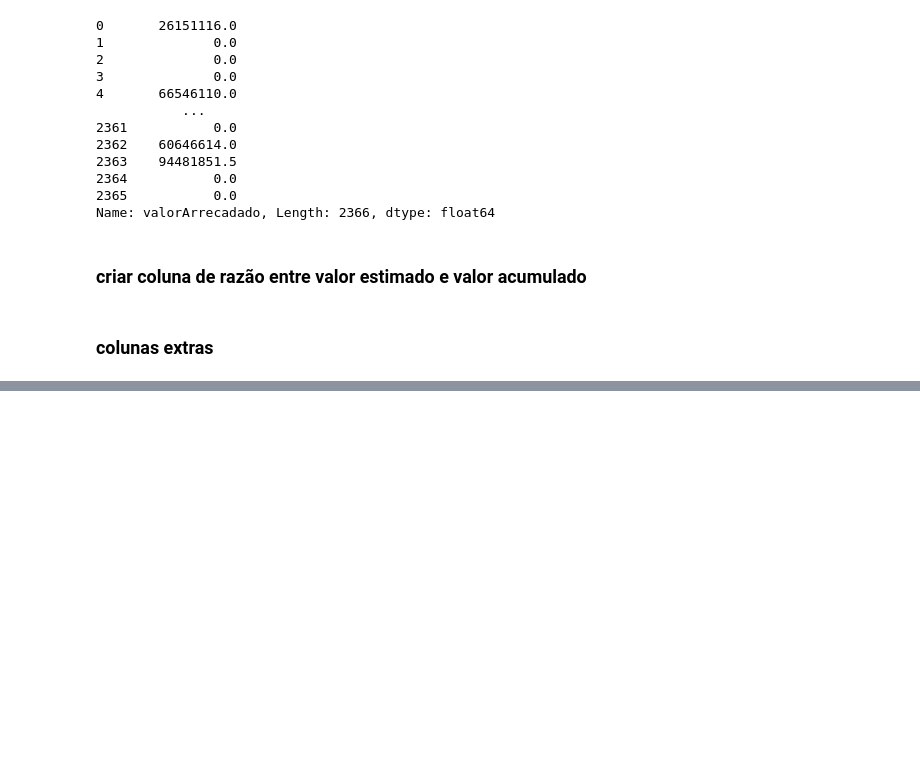
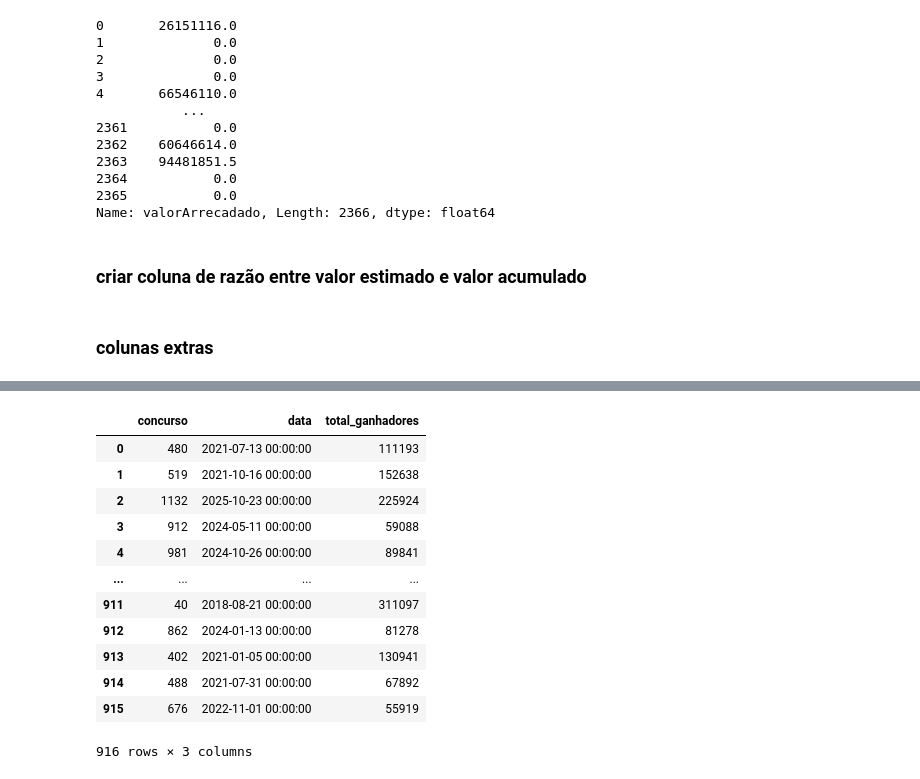
Before and after one commit to PauloHMTeixeira/etl-loteria-federal, a Jupyter notebook: data/[03.1] DC & FE Megasena.ipynb, the cells around one changed output, grey strips where cells are left out. Cells and saved outputs as stored; diff of their text form; code cells hidden in the pictures; blank space fills up the shorter version.

```diff
--- a/data/[03.1] DC & FE Megasena.ipynb
+++ b/data/[03.1] DC & FE Megasena.ipynb
@@ -344,0 +387,3 @@ df["range_dezenas"] = df["dezenas"].apply(
+# %%
+conn = sqlite3.connect("loterias.db")
+cursor = conn.cursor()
@@ -344,0 +453,21 @@ df["range_dezenas"] = df["dezenas"].apply(
+# %%
+df_sql = pd.read_sql(
+    "SELECT concurso, data, total_ganhadores FROM diadesorte WHERE total_ganhadores > 100",
+    conn
+)
+# %%
+df_sql
+# %% [output]
+|  | concurso | data | total_ganhadores |
+| 0 | 480 | 2021-07-13 00:00:00 | 111193 |
+| 1 | 519 | 2021-10-16 00:00:00 | 152638 |
+| 2 | 1132 | 2025-10-23 00:00:00 | 225924 |
+| 3 | 912 | 2024-05-11 00:00:00 | 59088 |
+| 4 | 981 | 2024-10-26 00:00:00 | 89841 |
+| ... | ... | ... | ... |
+| 911 | 40 | 2018-08-21 00:00:00 | 311097 |
+| 912 | 862 | 2024-01-13 00:00:00 | 81278 |
+| 913 | 402 | 2021-01-05 00:00:00 | 130941 |
+| 914 | 488 | 2021-07-31 00:00:00 | 67892 |
+| 915 | 676 | 2022-11-01 00:00:00 | 55919 |
+916 rows × 3 columns
```
Also changed, not shown: parts of 16 cells of this notebook, 18 other files.
